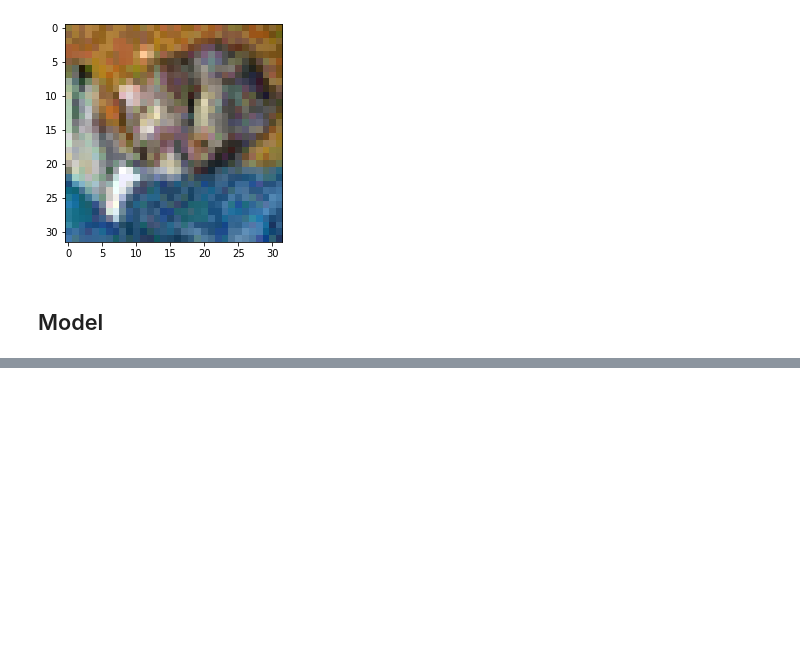
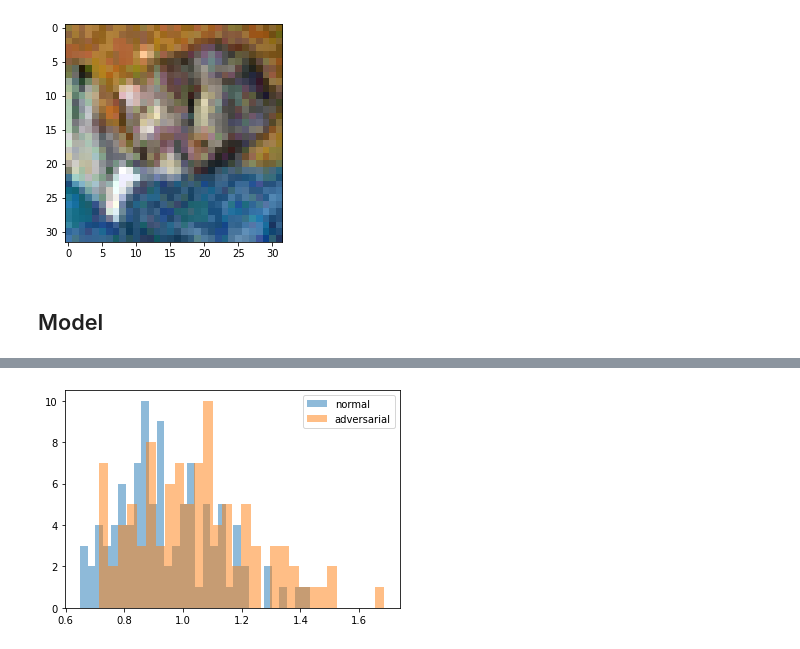
Before and after one commit to lindsey98/Adversarial-Generation, a Jupyter notebook: Signal_investigation.ipynb, the cells around one changed output, grey strips where cells are left out. Drawn from its saved outputs; the diff is of its cells as text; code cells hidden in the pictures; blank space fills up the shorter version.

```diff
--- a/Signal_investigation.ipynb
+++ b/Signal_investigation.ipynb
@@ -48,0 +115,7 @@ output_feat = intermediate_feat(model, testloader, layer_ct=1)
+# %%
+plt.hist(normal_var, bins=30, alpha=0.5, label='normal')
+plt.hist(adv_var, bins=30, alpha=0.5, label='adversarial')
+plt.legend()
+plt.show()
+# %% [output]
+[figure, added]
```
Also changed, not shown: parts of 15 cells of this notebook, 1 other file.
